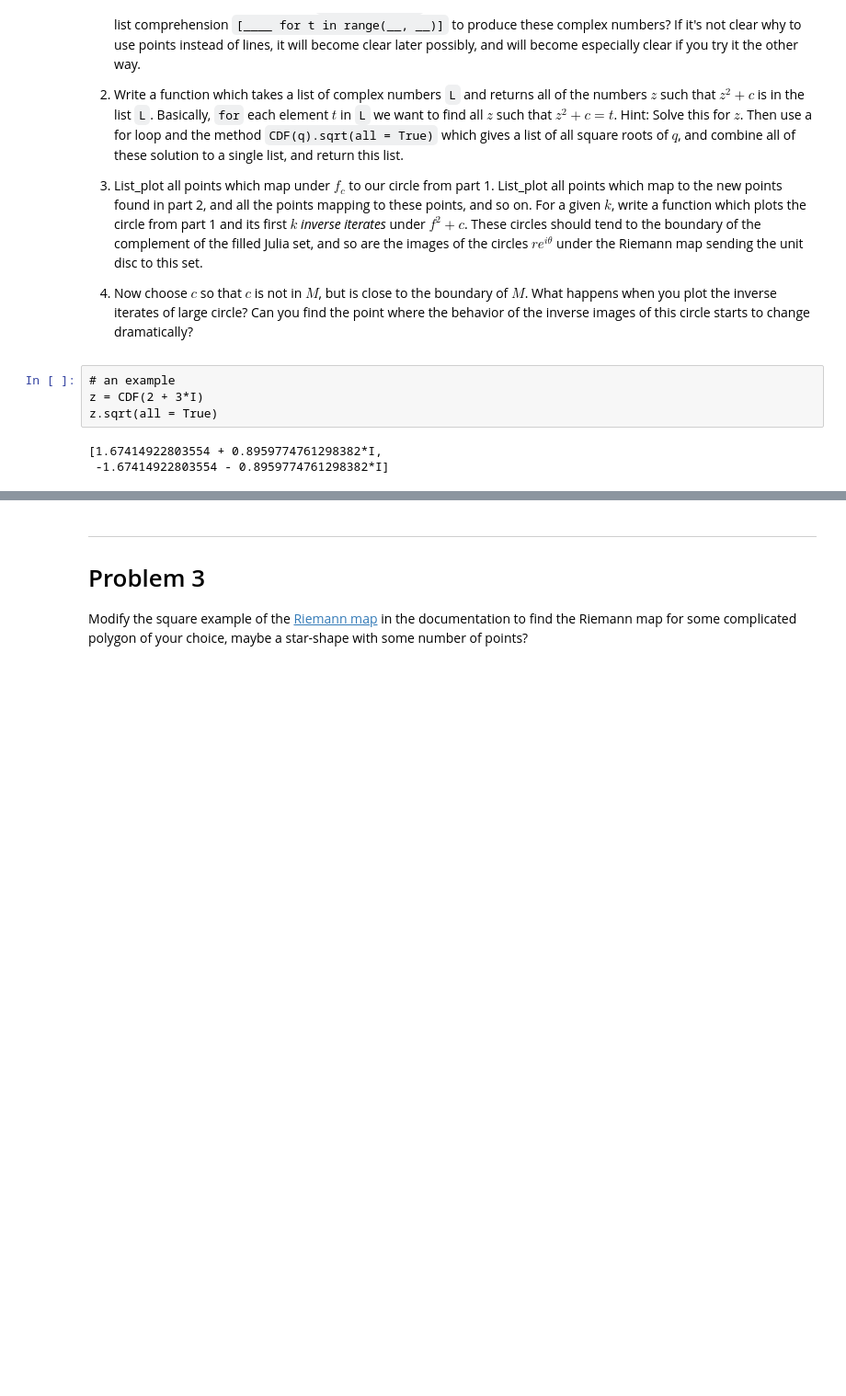
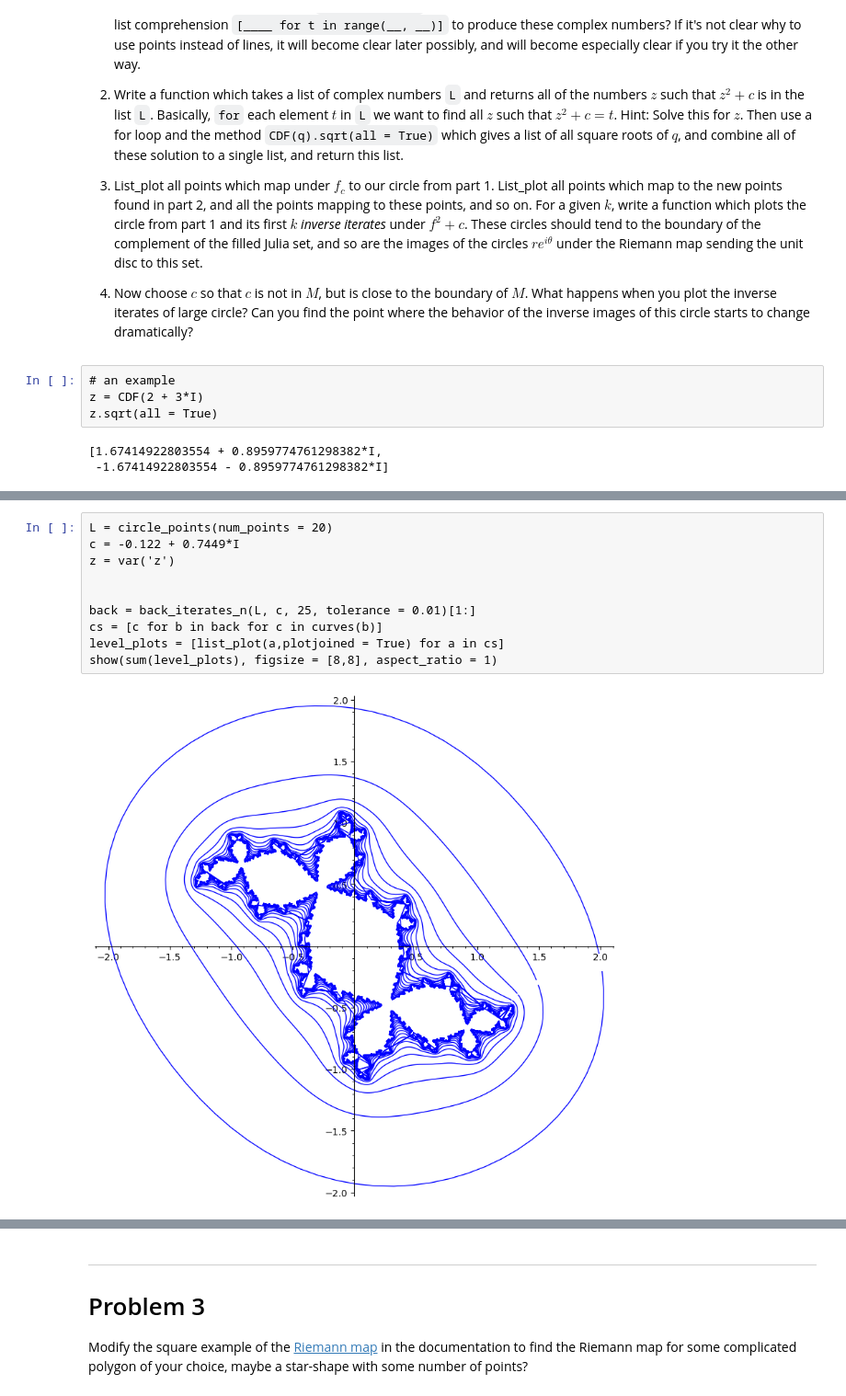
Before and after one commit to sam-dehority/SHPChaoasandFractals2021Spring, a Jupyter notebook: 3-13Problems.ipynb, the cells around one changed output, grey strips where cells are left out. Shown at 92% size. Saved outputs shown, nothing was run; the diff lists cells and outputs as text; blank space fills up the shorter version.

```diff
--- a/3-13Problems.ipynb
+++ b/3-13Problems.ipynb
@@ -39,0 +144,12 @@ z.sqrt(all = True)
+# %%
+L = circle_points(num_points = 20)
+c = -0.122 + 0.7449*I
+z = var('z')
+
+
+back = back_iterates_n(L, c, 25, tolerance = 0.01)[1:]
+cs = [c for b in back for c in curves(b)]
+level_plots = [list_plot(a,plotjoined = True) for a in cs]
+show(sum(level_plots), figsize = [8,8], aspect_ratio = 1)
+# %% [output]
+[figure, added]
```
Also changed, not shown: parts of 8 cells of this notebook.
